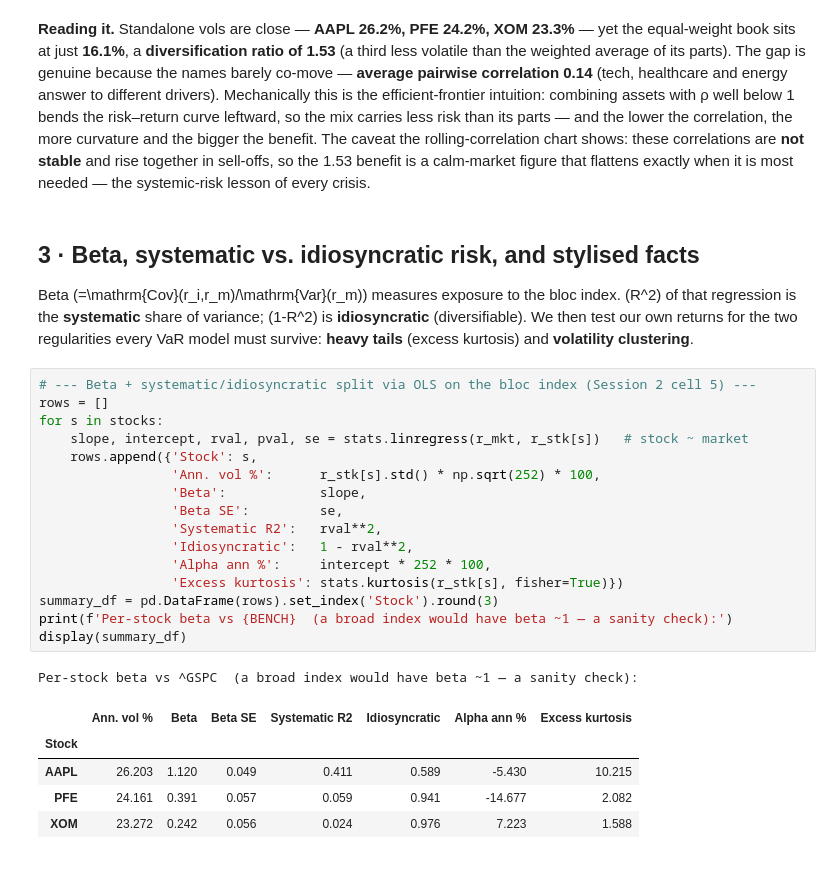
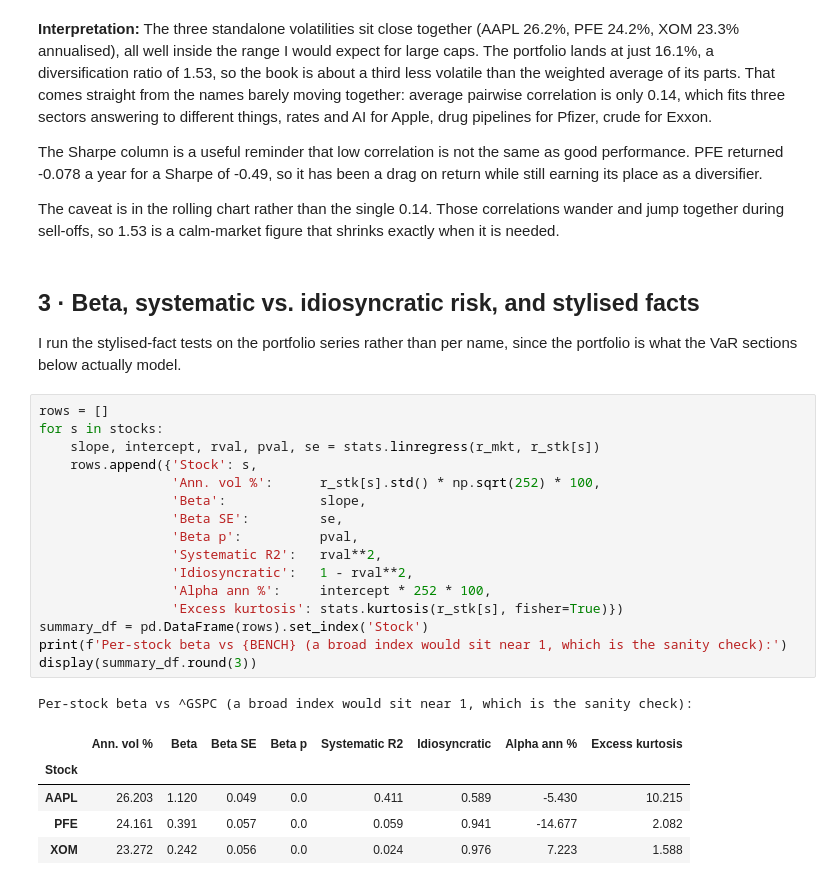
Before and after one commit to elruva/financial-risk-management-, a Jupyter notebook: assignments/A1/assignment_1.ipynb, the cells around one changed output. Cells and saved outputs as stored; diff of their text form.

```diff
--- a/assignments/A1/market_risk_assignment.ipynb
+++ b/assignments/A1/assignment_1.ipynb
@@ -142,33 +156,36 @@ plt.tight_layout(); plt.show()
 # %% [output]
 [figure]
 # %% [markdown]
-**Reading it.** Standalone vols are close — **AAPL 26.2%, PFE 24.2%, XOM 23.3%** — yet the equal-weight book sits at just **16.1%**, a **diversification ratio of 1.53** (a third less volatile than the weighted average of its parts). The gap is genuine because the names barely co-move — **average pairwise correlation 0.14** (tech, healthcare and energy answer to different drivers). Mechanically this is the efficient-frontier intuition: combining assets with ρ well below 1 bends the risk–return curve leftward, so the mix carries less risk than its parts — and the lower the correlation, the more curvature and the bigger the benefit. The caveat the rolling-correlation chart shows: these correlations are **not stable** and rise together in sell-offs, so the 1.53 benefit is a calm-market figure that flattens exactly when it is most needed — the systemic-risk lesson of every crisis.
+**Interpretation:** The three standalone volatilities sit close together (AAPL 26.2%, PFE 24.2%, XOM 23.3% annualised), all well inside the range I would expect for large caps. The portfolio lands at just 16.1%, a diversification ratio of 1.53, so the book is about a third less volatile than the weighted average of its parts. That comes straight from the names barely moving together: average pairwise correlation is only 0.14, which fits three sectors answering to different things, rates and AI for Apple, drug pipelines for Pfizer, crude for Exxon.
+
+The Sharpe column is a useful reminder that low correlation is not the same as good performance. PFE returned -0.078 a year for a Sharpe of -0.49, so it has been a drag on return while still earning its place as a diversifier.
+
+The caveat is in the rolling chart rather than the single 0.14. Those correlations wander and jump together during sell-offs, so 1.53 is a calm-market figure that shrinks exactly when it is needed.
 # %% [markdown]
 ## 3 · Beta, systematic vs. idiosyncratic risk, and stylised facts
 
-
-Beta \(=\mathrm{Cov}(r_i,r_m)/\mathrm{Var}(r_m)\) measures exposure to the bloc index. \(R^2\) of that regression is the **systematic** share of variance; \(1-R^2\) is **idiosyncratic** (diversifiable). We then test our own returns for the two regularities every VaR model must survive: **heavy tails** (excess kurtosis) and **volatility clustering**.
+I run the stylised-fact tests on the portfolio series rather than per name, since the portfolio is what the VaR sections below actually model.
 # %%
-# --- Beta + systematic/idiosyncratic split via OLS on the bloc index (Session 2 cell 5) ---
 rows = []
 for s in stocks:
-    slope, intercept, rval, pval, se = stats.linregress(r_mkt, r_stk[s])   # stock ~ market
+    slope, intercept, rval, pval, se = stats.linregress(r_mkt, r_stk[s])
     rows.append({'Stock': s,
                  'Ann. vol %':      r_stk[s].std() * np.sqrt(252) * 100,
                  'Beta':            slope,
                  'Beta SE':         se,
+                 'Beta p':          pval,
                  'Systematic R2':   rval**2,
                  'Idiosyncratic':   1 - rval**2,
                  'Alpha ann %':     intercept * 252 * 100,
                  'Excess kurtosis': stats.kurtosis(r_stk[s], fisher=True)})
-summary_df = pd.DataFrame(rows).set_index('Stock').round(3)
-print(f'Per-stock beta vs {BENCH}  (a broad index would have beta ~1 — a sanity check):')
-display(summary_df)
+summary_df = pd.DataFrame(rows).set_index('Stock')
+print(f'Per-stock beta vs {BENCH} (a broad index would sit near 1, which is the sanity check):')
+display(summary_df.round(3))
 # %% [output]
-Per-stock beta vs ^GSPC  (a broad index would have beta ~1 — a sanity check):
+Per-stock beta vs ^GSPC (a broad index would sit near 1, which is the sanity check):
-|  | Ann. vol % | Beta | Beta SE | Systematic R2 | Idiosyncratic | Alpha ann % | Excess kurtosis |
-| Stock |  |  |  |  |  |  |  |
-| AAPL | 26.203 | 1.120 | 0.049 | 0.411 | 0.589 | -5.430 | 10.215 |
-| PFE | 24.161 | 0.391 | 0.057 | 0.059 | 0.941 | -14.677 | 2.082 |
-| XOM | 23.272 | 0.242 | 0.056 | 0.024 | 0.976 | 7.223 | 1.588 |
+|  | Ann. vol % | Beta | Beta SE | Beta p | Systematic R2 | Idiosyncratic | Alpha ann % | Excess kurtosis |
+| Stock |  |  |  |  |  |  |  |  |
+| AAPL | 26.203 | 1.120 | 0.049 | 0.0 | 0.411 | 0.589 | -5.430 | 10.215 |
+| PFE | 24.161 | 0.391 | 0.057 | 0.0 | 0.059 | 0.941 | -14.677 | 2.082 |
+| XOM | 23.272 | 0.242 | 0.056 | 0.0 | 0.024 | 0.976 | 7.223 | 1.588 |
 # %%
```
Also changed, not shown: parts of 24 cells of this notebook, 47 other files.
